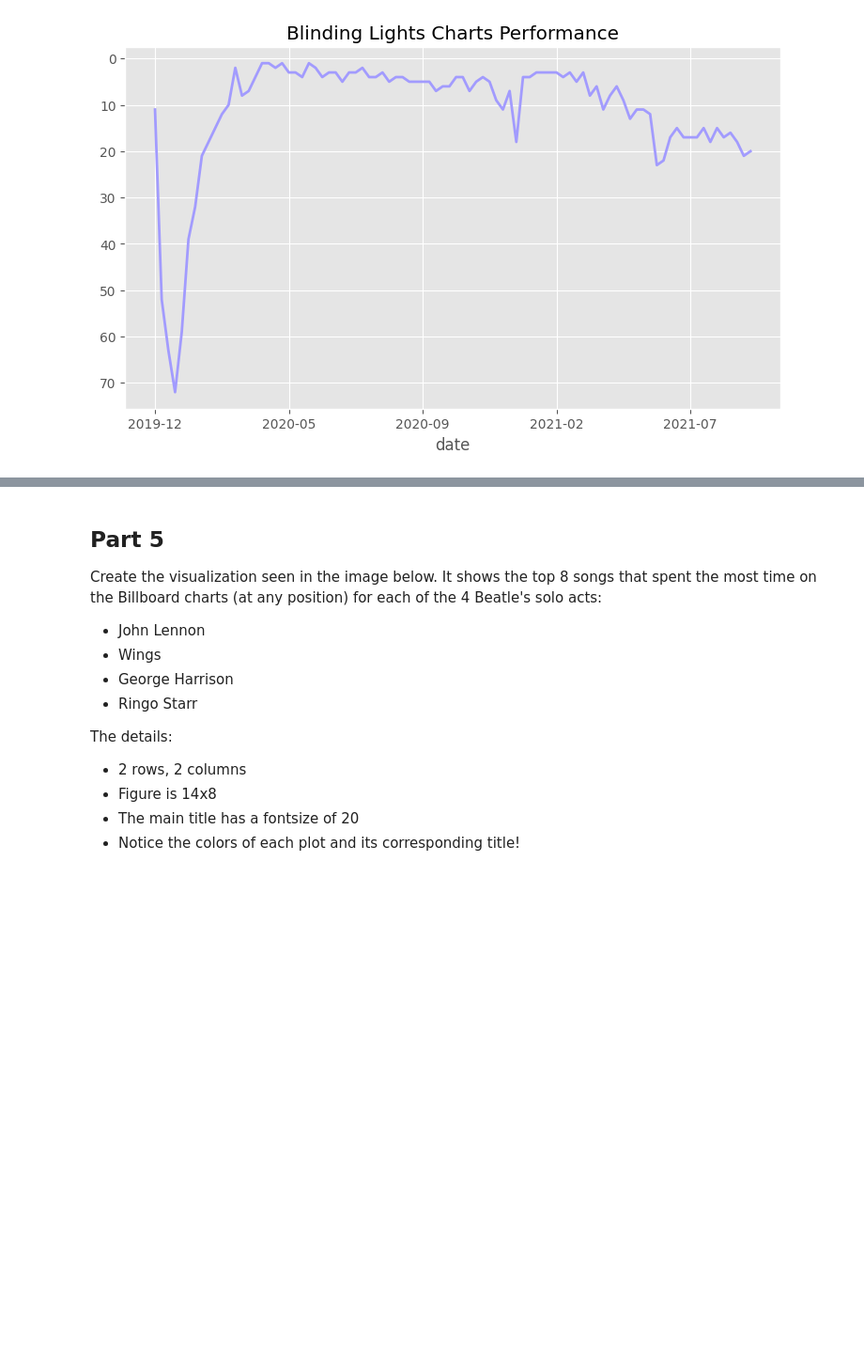
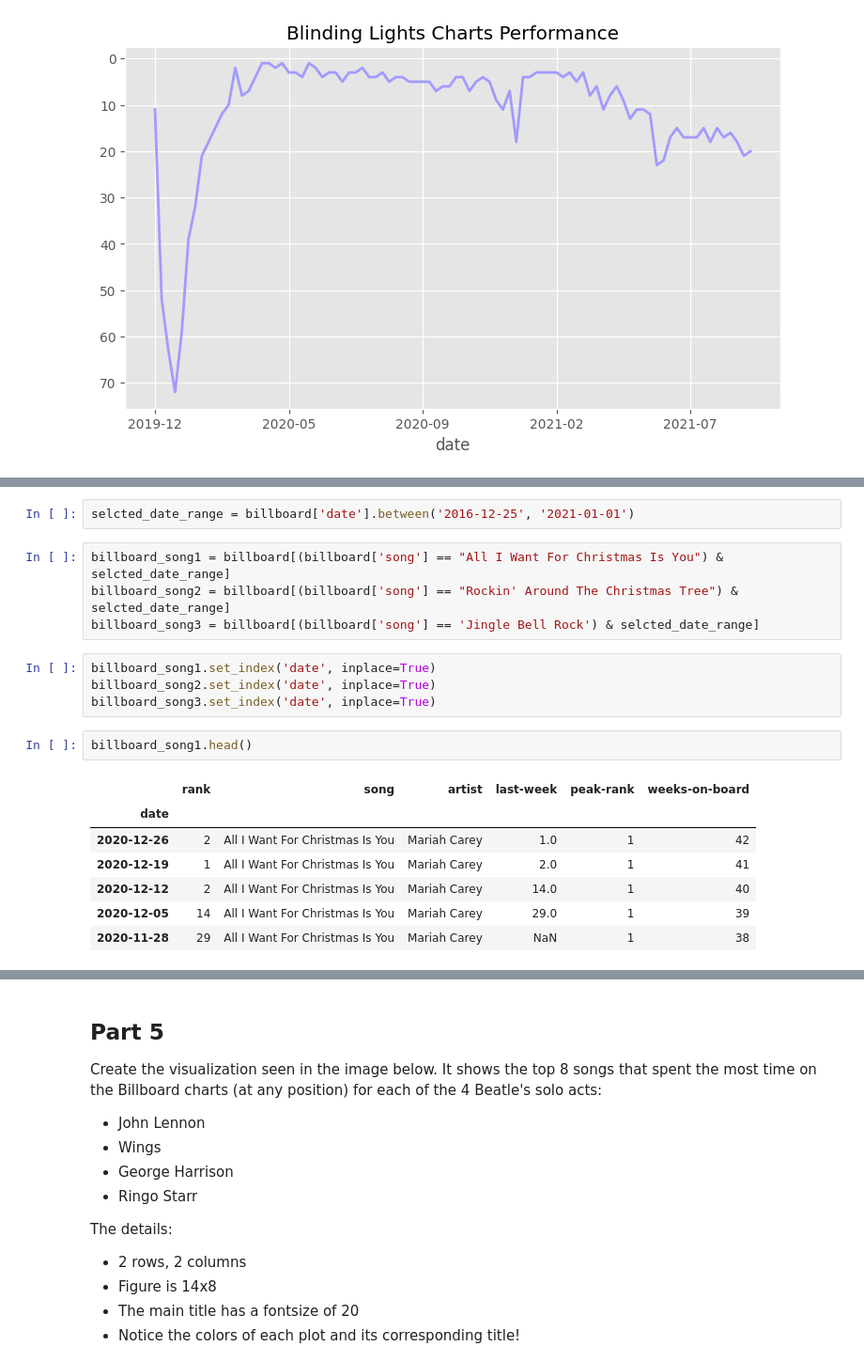
Before and after one commit to harshitgupta240197/Python, a Jupyter notebook: Pandas + Matplotlib/Exercise/EXERCISE_12_Pandas_Plotting.ipynb, the cells around one changed output, grey strips where cells are left out. Shown at 94% size. Cells and saved outputs as stored; diff of their text form; blank space fills up the shorter version.

```diff
--- a/Pandas + Matplotlib/Exercise/EXERCISE_12_Pandas_Plotting.ipynb
+++ b/Pandas + Matplotlib/Exercise/EXERCISE_12_Pandas_Plotting.ipynb
@@ -192,0 +202,20 @@ To invert the y-axis, use `plt.gca().invert_yaxis()`
+# %%
+selcted_date_range = billboard['date'].between('2016-12-25', '2021-01-01')
+# %%
+billboard_song1 = billboard[(billboard['song'] == "All I Want For Christmas Is You") & selcted_date_range]
+billboard_song2 = billboard[(billboard['song'] == "Rockin' Around The Christmas Tree") & selcted_date_range]
+billboard_song3 = billboard[(billboard['song'] == 'Jingle Bell Rock') & selcted_date_range]
+# %%
+billboard_song1.set_index('date', inplace=True)
+billboard_song2.set_index('date', inplace=True)
+billboard_song3.set_index('date', inplace=True)
+# %%
+billboard_song1.head()
+# %% [output]
+|  | rank | song | artist | last-week | peak-rank | weeks-on-board |
+| date |  |  |  |  |  |  |
+| 2020-12-26 | 2 | All I Want For Christmas Is You | Mariah Carey | 1.0 | 1 | 42 |
+| 2020-12-19 | 1 | All I Want For Christmas Is You | Mariah Carey | 2.0 | 1 | 41 |
+| 2020-12-12 | 2 | All I Want For Christmas Is You | Mariah Carey | 14.0 | 1 | 40 |
+| 2020-12-05 | 14 | All I Want For Christmas Is You | Mariah Carey | 29.0 | 1 | 39 |
+| 2020-11-28 | 29 | All I Want For Christmas Is You | Mariah Carey | NaN | 1 | 38 |
```
Also changed, not shown: parts of 2 cells of this notebook.
